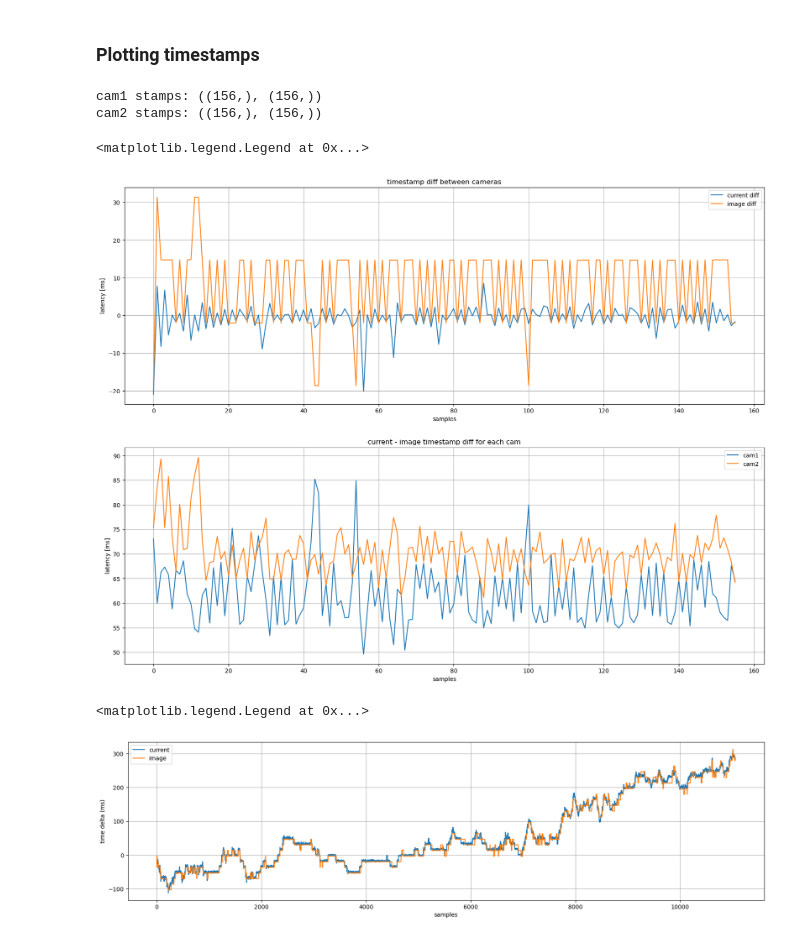
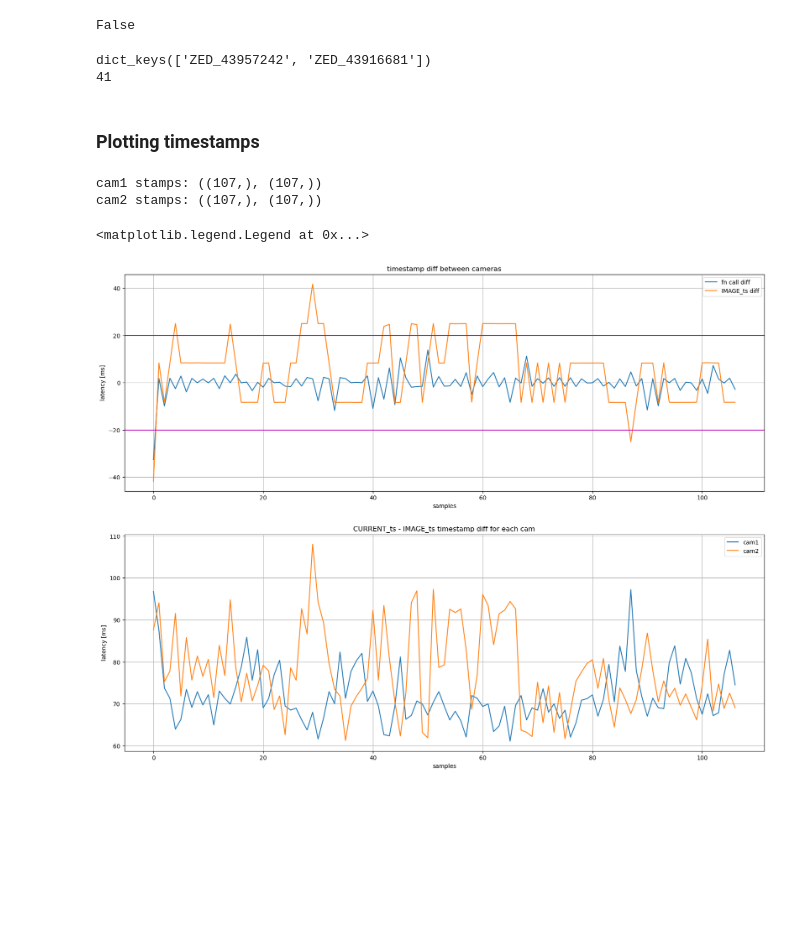
Before and after one commit to MateUnger/StereoVision, a Jupyter notebook: multi_cam_nb.ipynb, the cells around one changed output. Saved outputs shown, nothing was run; the diff lists cells and outputs as text; code cells hidden in the pictures; blank space fills up the shorter version.

```diff
--- a/multi_cam_nb.ipynb
+++ b/multi_cam_nb.ipynb
@@ -146,50 +181,74 @@ Opening ZED_43916681
 
 FINISH
+# %%
+(timestamps_and_images['ZED_43916681']['IMG'][51] == timestamps_and_images['ZED_43916681']['IMG'][0]).all()
+# %% [output]
+False
+# %%
+print(timestamps_and_images.keys())
+key = ''
+count = 0
+# for img in timestamps_and_images['ZED_43957242']['IMG']:
+for img in imgs[0]:
+    cv2.imshow('asdf', img)
+    key = cv2.waitKey(30)
+    count += 1
+
+
+cv2.destroyAllWindows()
+
+print(count)
+# %% [output]
+dict_keys(['ZED_43957242', 'ZED_43916681'])
+41
 # %% [markdown]
 ### Plotting timestamps
 # %%
-## timestamps in ms for each camera
-cam_1_current = np.array(timestamps['ZED_43957242']['CURRENT'])/1000000
-cam_2_current = np.array(timestamps['ZED_43916681']['CURRENT'])/1000000
+## timestamps_and_images in ms for each camera
+cam_1_current = np.array(timestamps_and_images['ZED_43957242']['CURRENT_ts'])/1000000
+cam_2_current = np.array(timestamps_and_images['ZED_43916681']['CURRENT_ts'])/1000000
 
-cam_1_img = np.array(timestamps['ZED_43957242']['IMAGE'])/1000000
-cam_2_img = np.array(timestamps['ZED_43916681']['IMAGE'])/1000000
+cam_1_img = np.array(timestamps_and_images['ZED_43957242']['IMAGE_ts'])/1000000
+cam_2_img = np.array(timestamps_and_images['ZED_43916681']['IMAGE_ts'])/1000000
 
-# print(timestamps.keys())
+# print(timestamps_and_images.keys())
 print(f'cam1 stamps: {cam_1_current.shape, cam_1_img.shape}')
 print(f'cam2 stamps: {cam_2_current.shape, cam_2_img.shape}')
 # %% [output]
-cam1 stamps: ((156,), (156,))
-cam2 stamps: ((156,), (156,))
+cam1 stamps: ((107,), (107,))
+cam2 stamps: ((107,), (107,))
 # %%
 shorter_end_idx = min([len(cam_1_current),len(cam_2_current)])
 current_vs_img_1 = cam_1_current-cam_1_img
 current_vs_img_2 = cam_2_current-cam_2_img
 
 
 plt.figure(figsize=(20,15))
 
 plt.subplot(211)
 plt.title('timestamp diff between cameras')
 plt.plot(cam_1_current[:shorter_end_idx]-cam_2_current[:shorter_end_idx])
 plt.plot(cam_1_img[:shorter_end_idx]-cam_2_img[:shorter_end_idx])
-plt.legend(['current diff','image diff'])
+plt.axhline(y=20, color='m', linestyle='-')
+plt.axhline(y=-20, color='m', linestyle='-')
+
+plt.legend(['fn call diff','IMAGE_ts diff'])
 # plt.yticks(np.linspace(-150,300,10))
 plt.grid()
 plt.xlabel('samples')
 plt.ylabel('latency [ms]')
 
 
 plt.subplot(212)
-plt.title('current - image timestamp diff for each cam')
+plt.title('CURRENT_ts - IMAGE_ts timestamp diff for each cam')
 plt.plot(current_vs_img_1)
 plt.plot(current_vs_img_2)
 # plt.yticks(np.linspace(40,90,11))
 plt.grid()
 plt.xlabel('samples')
 plt.ylabel('latency [ms]')
 plt.legend(['cam1','cam2'])
 # %% [output]
 <matplotlib.legend.Legend at 0x...>
-[figure, old version]
+[figure, new version]
 # %%
@@ -197,24 +256,2 @@ np.save('./latency_2_cams_1.npy',np.array(timestamps))
-# %%
-shorter_end_idx = min([len(cam_1_current),len(cam_2_current)])
-
-diff_current = cam_1_current[:shorter_end_idx]-cam_2_current[:shorter_end_idx]
-
-diff_img = cam_1_img[:shorter_end_idx]-cam_2_img[:shorter_end_idx]
-# diff_1_shift = np.delete(cam_1_stamps[:shorter_end_idx],0)-cam_2_stamps[:shorter_end_idx-1]
-
-# diff_other1_shift = cam_1_stamps[:shorter_end_idx-1] - np.delete(cam_2_stamps[:shorter_end_idx],0)
-
-# diff_other5shift = cam_1_stamps[:shorter_end_idx-5] - cam_2_stamps[5:shorter_end_idx]
-
-plt.figure(figsize=(20,5))
-plt.plot(diff_current)
-plt.plot(diff_img)
-plt.ylabel('time delta (ms)')
-plt.xlabel('samples')
-plt.grid()
-plt.legend(['current','image'])
-# %% [output]
-<matplotlib.legend.Legend at 0x...>
-[figure, removed]
 # %%
 np.save('./latency_2_cams_image_reference.npy', diff_no_shift)
```
Also changed, not shown: parts of 9 cells of this notebook, 7 other files.
